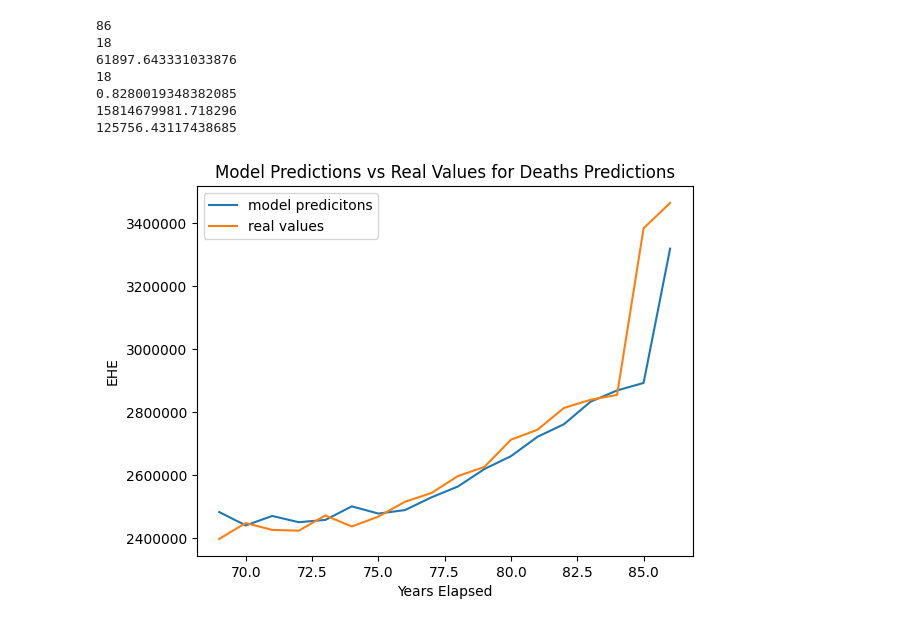
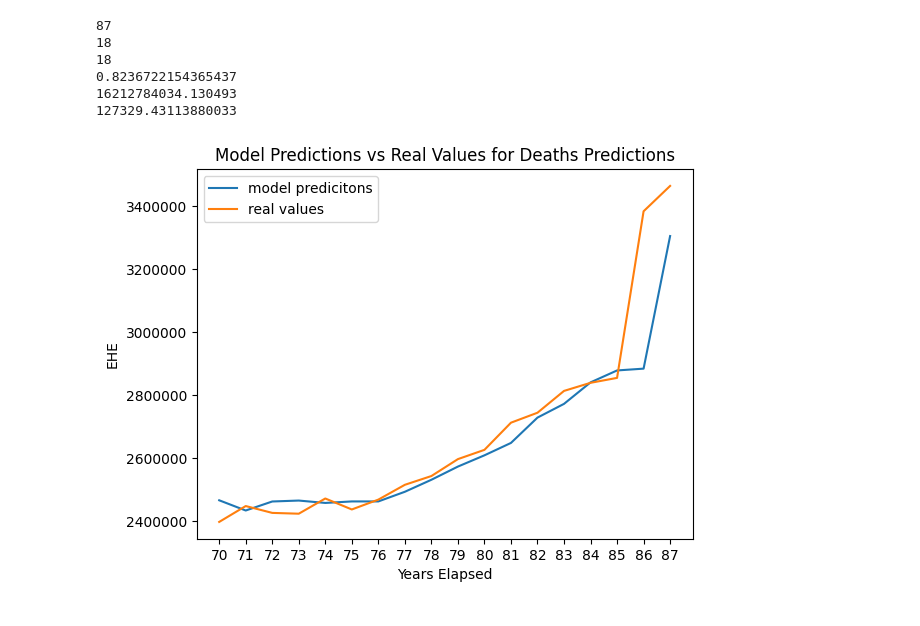
Before and after one commit to aranpandey/CornyWebbedRegisters, a Jupyter notebook: Temp_Mortality.ipynb, the cells around one changed output. Saved outputs shown, nothing was run; the diff lists cells and outputs as text; code cells hidden in the pictures.

```diff
--- a/Temp_Mortality.ipynb
+++ b/Temp_Mortality.ipynb
@@ -118,6 +115,8 @@ df_w.head()
 # %%
-! wget -P '/content/gdrive/My Drive/Colab Notebooks/' https://github.com/aranpandey/CornyWebbedRegisters/raw/master/Deaths_1x1.csv
-#df_mor=pd.read_csv('/content/gdrive/My Drive/Colab Notebooks/Deaths_1x1.csv')
+#Read mortality Data
+
+!wget https://github.com/aranpandey/CornyWebbedRegisters/raw/master/Deaths.csv
+df_mor=pd.read_csv('Deaths.csv')
 df_mor.head()
 df_mor.columns = df_mor.columns.str.replace(' ', '')
 df_mor_year = df_mor.groupby(['Year'])['Total'].sum().reset_index()
@@ -180,7 +172,10 @@ df_merged.head(10)
 # %%
-inputs = df_merged['Total'].to_numpy()
-outputs = df_merged['Total'].to_numpy()
+#prepare features/inputs for different models
+
+inputs = (df_merged['Total']).to_numpy()
+outputs = (df_merged['Total']).to_numpy()
 inputs1 = df_merged['EHE'].to_numpy()
+
 
 df.tail(5)
 days = []
@@ -189,6 +184,6 @@ for elements in inputs:
   count += 1
   days.append(count)
 df_merged['elapsed'] = days
-df_merged.head()
+df_merged.head(5)
 # %% [output]
 |  | index | Year | Total | EHE | tmax | elapsed |
@@ -269,9 +551,17 @@ print(rmse)
 # %%
+#Experiment 2
 #Cell is for Autoregressive Linear Regression
 #Experiment 2 uses EHE and mortality to predict mortality
+
+
+from sklearn.linear_model import RidgeCV
+from sklearn.model_selection import cross_val_score
+from sklearn.linear_model import LinearRegression
+from matplotlib import pyplot as plt
+
 days=df_merged['elapsed']
 
-past = 3
+past = 2
 s = (len(inputs) , past *2)
 betterinputs = np.zeros(s)
 betteroutputs = np.zeros(len(inputs))
@@ -293,46 +583,40 @@ split = int(0.8*len(betterinputs))
 X_train, X_test, y_train, y_test = betterinputs[:split], betterinputs[split:], betteroutputs[:split], betteroutputs[split:]
 X_train = np.expand_dims(X_train, axis=2)
 X_test = np.expand_dims(X_test, axis=2)
 days = days[split:]
 print(len(days))
 
-from sklearn.linear_model import RidgeCV
-from sklearn.model_selection import cross_val_score
-from sklearn.linear_model import LinearRegression
-from sklearn import svm
-from sklearn.ensemble import GradientBoostingRegressor
-model = RidgeCV(cv = 2)
-#model = LinearRegression()
-#model = GradientBoostingRegressor()
+model = LinearRegression()
+
 
 X_train, X_test, y_train, y_test = betterinputs[:split], betterinputs[split:], betteroutputs[:split], betteroutputs[split:]
 model.fit(X_train, y_train)
-print("{}".format(np.linalg.norm(model.predict(X_test) - y_test, 1)/len(y_test)))
+
 predict = model.predict(X_test)
 plt.title("Model Predictions vs Real Values for Deaths Predictions")
 plt.ticklabel_format(style='plain')
 
 print(len(days))
 
+plt.xticks(range(min(days), max(days)+1))
 plt.plot( days, predict, label = "model predicitons")
 plt.plot( days, y_test,  label = "real values")
 plt.xlabel("Years Elapsed")
 plt.ylabel("EHE")
 plt.legend()
-cross_val_score(model, X_train, y_train, cv = 2)
+#cross_val_score(model, X_train, y_train, cv = 2)
 
 from sklearn.metrics import mean_squared_error
 print(model.score(X_test, y_test))
 mse = mean_squared_error(y_test, predict)
 print(mse)
 rmse = np.sqrt(mse)
 print(rmse)
 # %% [output]
-86
+87
 18
-61897.643331033876
 18
-0.8280019348382085
-15814679981.718296
-125756.43117438685
+0.8236722154365437
+16212784034.130493
+127329.43113880033
-[figure, old version]
+[figure, new version]
```
Also changed, not shown: parts of 17 cells of this notebook.
